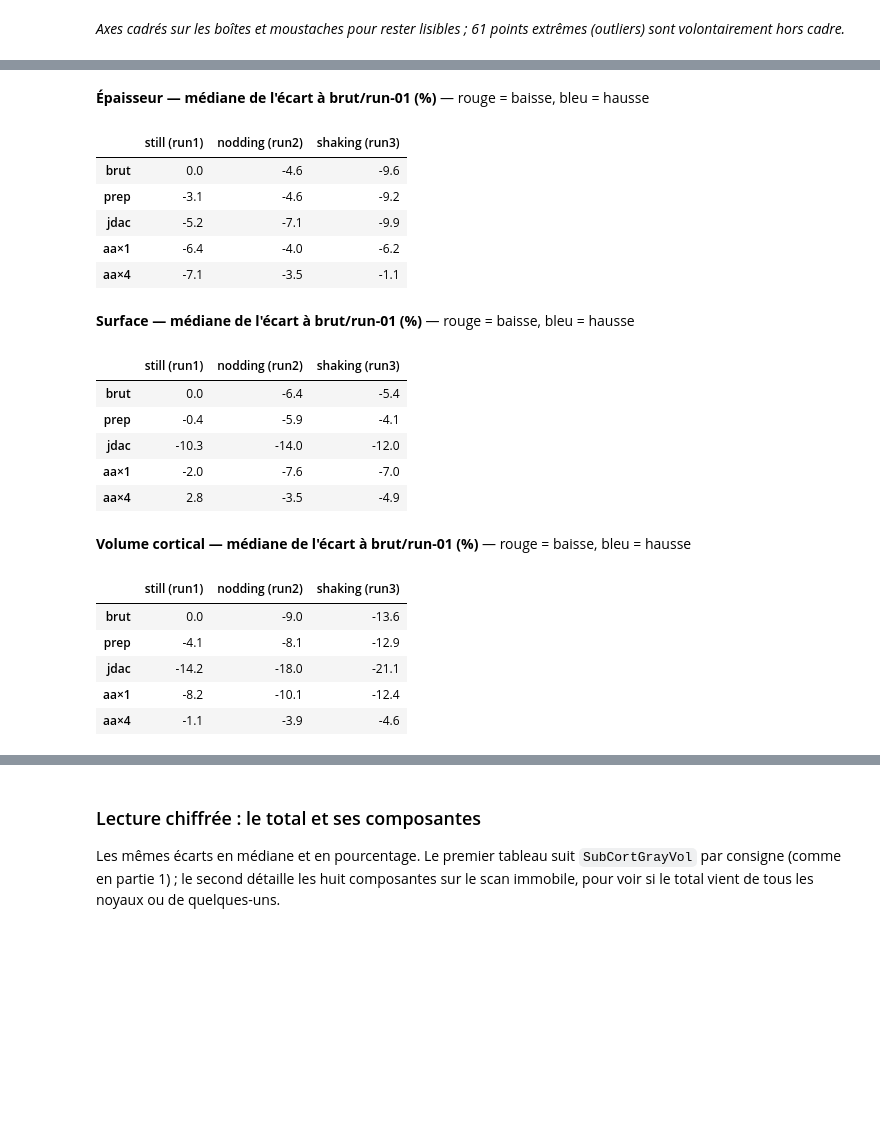
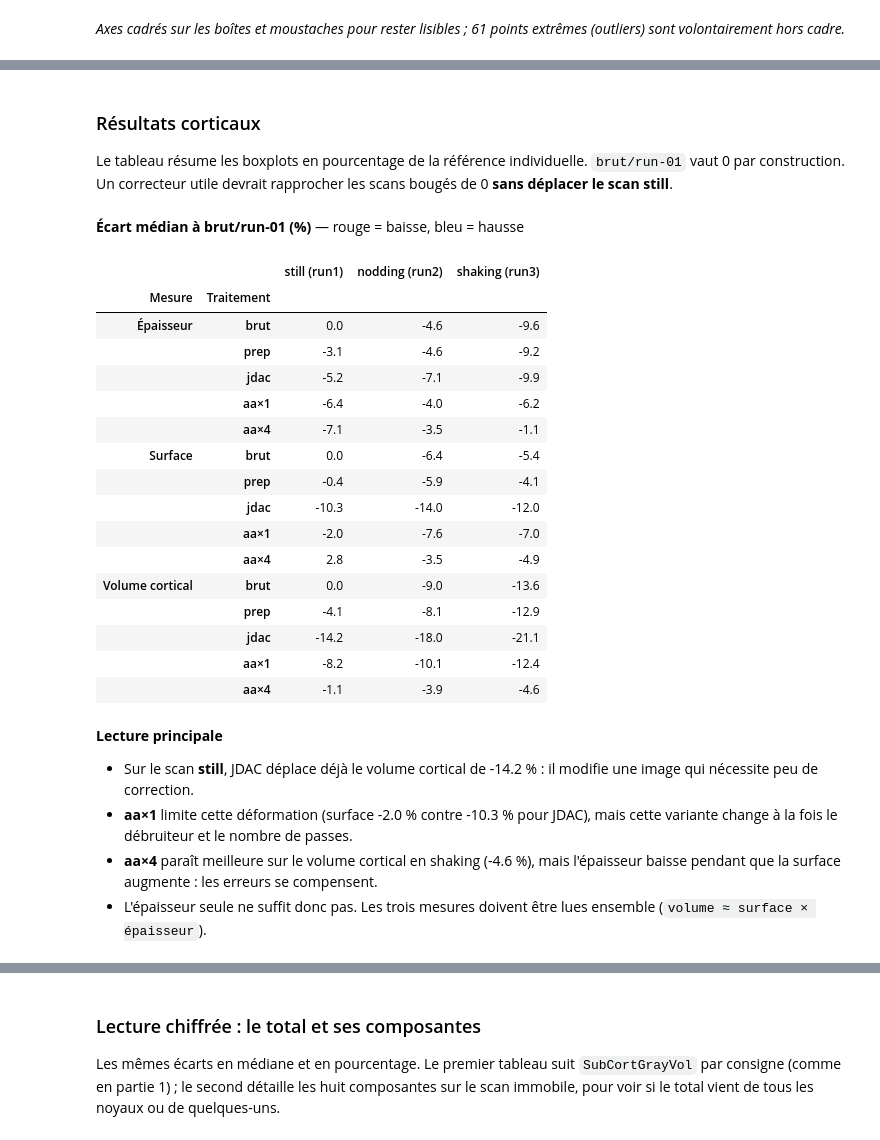
Before and after one commit to math-wil/jdac-motion-correction, a Jupyter notebook: pipelines/ds004332/phase5_fidelity/explore_morphometrie.ipynb, the cells around one changed output, grey strips where cells are left out. Cells and saved outputs as stored; diff of their text form; code cells hidden in the pictures; blank space fills up the shorter version.

```diff
--- a/pipelines/ds004332/phase5_fidelity/explore_morphometrie.ipynb
+++ b/pipelines/ds004332/phase5_fidelity/explore_morphometrie.ipynb
@@ -196,55 +192,56 @@ Les mêmes écarts, en médiane et en pourcentage, pour lire les nombres derriè
+# %% [markdown]
+### Résultats corticaux
+
+Le tableau résume les boxplots en pourcentage de la référence individuelle. `brut/run-01` vaut 0 par construction. Un correcteur utile devrait rapprocher les scans bougés de 0 **sans déplacer le scan still**.
 # %%
 def _median_pct(family, metric, agg, pos=False, region=None):
     per = distance_a_reference(par_acquisition(d, family, metric, agg, region=region, positive_only=pos))
     per["pct"] = 100 * (per["value"] - per["ref"]) / per["ref"]
     t = (per.groupby(["condition","consigne"], observed=True)["pct"]
             .median().unstack("consigne").reindex(CONDITIONS)[["still","nodding","shaking"]])
     t.index = [SHORT[c] for c in t.index]
     t.columns = ["still (run1)", "nodding (run2)", "shaking (run3)"]
     return t
 
 tab_ep = _median_pct("cortical_region", "thickness", "mean", pos=True)
 tab_su = _median_pct("cortical_region", "surface_area", "sum")
 tab_vo = _median_pct("cortical_region", "cortical_gray_volume", "sum")
-for titre, t in [("Épaisseur", tab_ep), ("Surface", tab_su), ("Volume cortical", tab_vo)]:
-    display(Markdown(f"**{titre} — médiane de l'écart à brut/run-01 (%)** — rouge = baisse, bleu = hausse"))
-    display(_color(t))
+
+resume_cortex = pd.concat(
+    {"Épaisseur": tab_ep, "Surface": tab_su, "Volume cortical": tab_vo},
+    names=["Mesure", "Traitement"],
+)
+display(Markdown("**Écart médian à brut/run-01 (%)** — rouge = baisse, bleu = hausse"))
+display(_color(resume_cortex))
 
 display(Markdown(
-    "**Comment lire les trois mesures ensemble** *(valeurs sur le scan immobile run1)*\n\n"
-    "- **Volume = surface × épaisseur**, donc en écart `% volume ≈ % surface + % épaisseur`.\n"
-    "- **L'épaisseur baisse dans les cinq conditions** : seule, elle ne distingue pas les mécanismes.\n"
-    f"- **La surface les distingue** : jdac {tab_su.loc['jdac','still (run1)']:.1f} % (lissage, bord gris/blanc flou), "
-    f"aa×4 {tab_su.loc['aa×4','still (run1)']:+.1f} % (sur-affûtage, bords plus découpés), "
-    f"preproc {tab_su.loc['prep','still (run1)']:+.1f} % (rééchantillonnage neutre).\n"
-    f"- **Le volume est le bilan des deux** : sous jdac elles baissent ensemble et s'additionnent ({tab_vo.loc['jdac','still (run1)']:.1f} %) ; "
-    f"sous aa×4 épaisseur en baisse et surface en hausse s'annulent ({tab_vo.loc['aa×4','still (run1)']:.1f} %)."))
-
-display(Markdown(
-    "**Ce qu'on en tire, condition par condition**\n\n"
-    "- **preproc** : ne corrige pas le mouvement, il colle au brut sur les scans bougés. Ligne de base.\n"
-    f"- **jdac complet** : pire que le brut partout, même sur le scan immobile ({tab_vo.loc['jdac','still (run1)']:.1f} % de volume sur run1). Il déforme une anatomie qui n'avait rien à corriger.\n"
-    f"- **aa×1** (sans débruiteur, une passe anti-artefact) : érosion divisée par ~2 (surface {tab_su.loc['aa×1','still (run1)']:.1f} % contre {tab_su.loc['jdac','still (run1)']:.1f} % pour jdac). Cette variante change deux éléments à la fois : elle n'isole donc pas le rôle du débruiteur.\n"
-    f"- **aa×4** : meilleure fidélité de volume (run3 {tab_vo.loc['aa×4','shaking (run3)']:.1f} % contre {tab_vo.loc['brut','shaking (run3)']:.1f} % au brut), mais via épaisseur en baisse et surface en hausse qui se compensent. À vérifier sujet par sujet avant de conclure."))
+    "**Lecture principale**\n\n"
+    f"- Sur le scan **still**, JDAC déplace déjà le volume cortical de {tab_vo.loc['jdac','still (run1)']:.1f} % : il modifie une image qui nécessite peu de correction.\n"
+    f"- **aa×1** limite cette déformation (surface {tab_su.loc['aa×1','still (run1)']:.1f} % contre {tab_su.loc['jdac','still (run1)']:.1f} % pour JDAC), mais cette variante change à la fois le débruiteur et le nombre de passes.\n"
+    f"- **aa×4** paraît meilleure sur le volume cortical en shaking ({tab_vo.loc['aa×4','shaking (run3)']:.1f} %), mais l'épaisseur baisse pendant que la surface augmente : les erreurs se compensent.\n"
+    "- L'épaisseur seule ne suffit donc pas. Les trois mesures doivent être lues ensemble (`volume ≈ surface × épaisseur`)."))
 # %% [output]
-**Épaisseur — médiane de l'écart à brut/run-01 (%)** — rouge = baisse, bleu = hausse
+**Écart médian à brut/run-01 (%)** — rouge = baisse, bleu = hausse
-|  | still (run1) | nodding (run2) | shaking (run3) |
-| brut | 0.0 | -4.6 | -9.6 |
-| prep | -3.1 | -4.6 | -9.2 |
-| jdac | -5.2 | -7.1 | -9.9 |
-| aa×1 | -6.4 | -4.0 | -6.2 |
-| aa×4 | -7.1 | -3.5 | -1.1 |
+|  |  | still (run1) | nodding (run2) | shaking (run3) |
+| Mesure | Traitement |  |  |  |
+| Épaisseur | brut | 0.0 | -4.6 | -9.6 |
+|  | prep | -3.1 | -4.6 | -9.2 |
+|  | jdac | -5.2 | -7.1 | -9.9 |
+|  | aa×1 | -6.4 | -4.0 | -6.2 |
+|  | aa×4 | -7.1 | -3.5 | -1.1 |
+| Surface | brut | 0.0 | -6.4 | -5.4 |
+|  | prep | -0.4 | -5.9 | -4.1 |
+|  | jdac | -10.3 | -14.0 | -12.0 |
+|  | aa×1 | -2.0 | -7.6 | -7.0 |
+|  | aa×4 | 2.8 | -3.5 | -4.9 |
+| Volume cortical | brut | 0.0 | -9.0 | -13.6 |
+|  | prep | -4.1 | -8.1 | -12.9 |
+|  | jdac | -14.2 | -18.0 | -21.1 |
+|  | aa×1 | -8.2 | -10.1 | -12.4 |
+|  | aa×4 | -1.1 | -3.9 | -4.6 |
-**Surface — médiane de l'écart à brut/run-01 (%)** — rouge = baisse, bleu = hausse
+**Lecture principale**
+
+- Sur le scan **still**, JDAC déplace déjà le volume cortical de -14.2 % : il modifie une image qui nécessite peu de correction.
+- **aa×1** limite cette déformation (surface -2.0 % contre -10.3 % pour JDAC), mais cette variante change à la fois le débruiteur et le nombre de passes.
+- **aa×4** paraît meilleure sur le volume cortical en shaking (-4.6 %), mais l'épaisseur baisse pendant que la surface augmente : les erreurs se compensent.
+- L'épaisseur seule ne suffit donc pas. Les trois mesures doivent être lues ensemble (`volume ≈ surface × épaisseur`).
-|  | still (run1) | nodding (run2) | shaking (run3) |
-| brut | 0.0 | -6.4 | -5.4 |
-| prep | -0.4 | -5.9 | -4.1 |
-| jdac | -10.3 | -14.0 | -12.0 |
-| aa×1 | -2.0 | -7.6 | -7.0 |
-| aa×4 | 2.8 | -3.5 | -4.9 |
-**Volume cortical — médiane de l'écart à brut/run-01 (%)** — rouge = baisse, bleu = hausse
-|  | still (run1) | nodding (run2) | shaking (run3) |
-| brut | 0.0 | -9.0 | -13.6 |
-| prep | -4.1 | -8.1 | -12.9 |
-| jdac | -14.2 | -18.0 | -21.1 |
-| aa×1 | -8.2 | -10.1 | -12.4 |
-| aa×4 | -1.1 | -3.9 | -4.6 |
```
Also changed, not shown: parts of 18 cells of this notebook, 3 other files.
